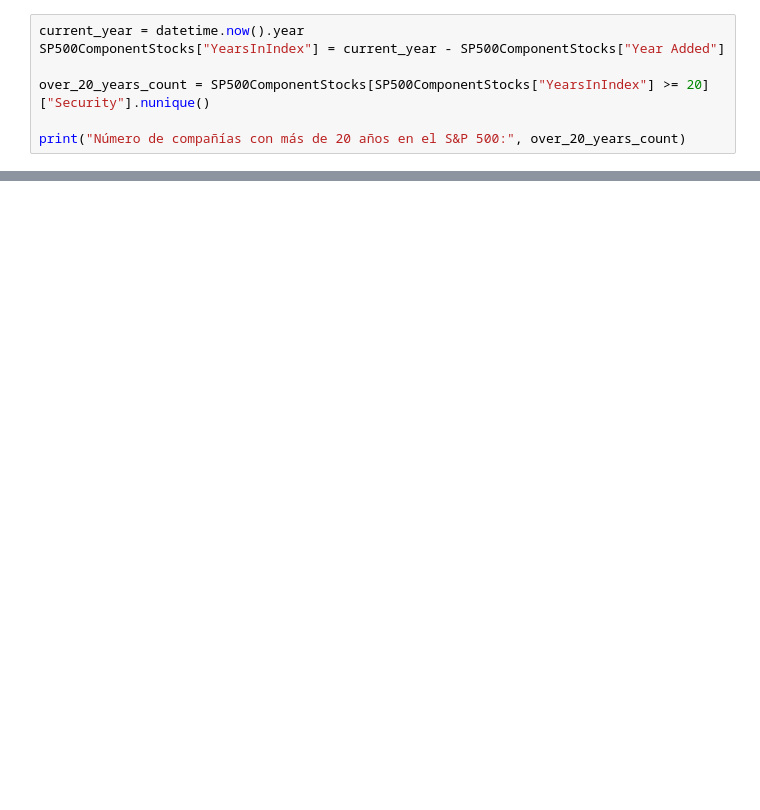
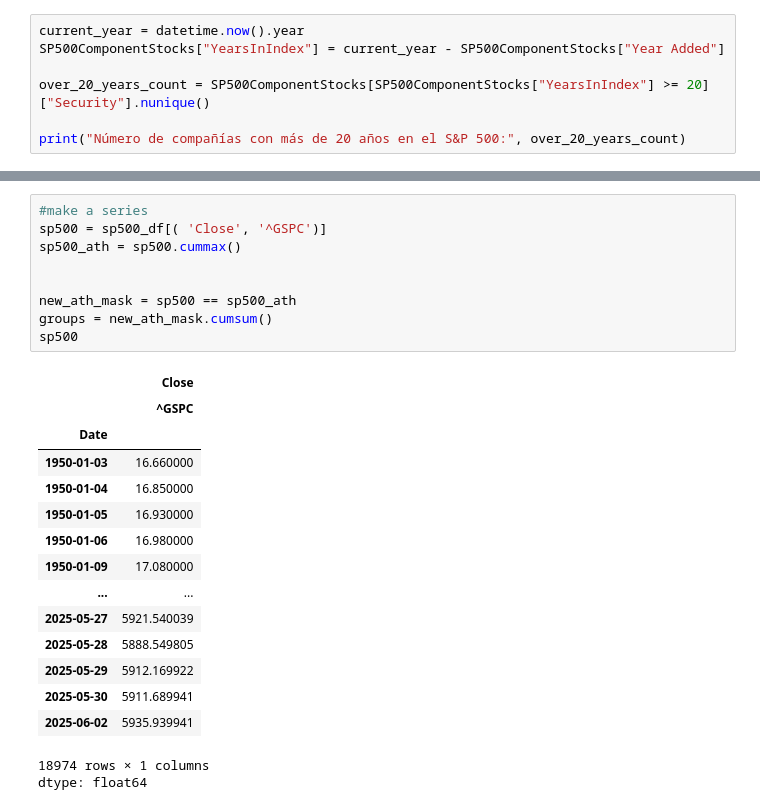
Before and after one commit to blindblackcat/assets, a Jupyter notebook: Homework001zoomcamp.ipynb, the cells around one changed output, grey strips where cells are left out. Saved outputs shown, nothing was run; the diff lists cells and outputs as text; blank space fills up the shorter version.

```diff
--- a/Homework001zoomcamp.ipynb
+++ b/Homework001zoomcamp.ipynb
@@ -257,0 +431,26 @@ print("Número de compañías con más de 20 años en el S&P 500:", over_20_year
+# %%
+#make a series
+sp500 = sp500_df[( 'Close', '^GSPC')]
+sp500_ath = sp500.cummax()
+
+
+new_ath_mask = sp500 == sp500_ath
+groups = new_ath_mask.cumsum()
+sp500
+# %% [output]
+|  | Close |
+|  | ^GSPC |
+| Date |  |
+| 1950-01-03 | 16.660000 |
+| 1950-01-04 | 16.850000 |
+| 1950-01-05 | 16.930000 |
+| 1950-01-06 | 16.980000 |
+| 1950-01-09 | 17.080000 |
+| ... | ... |
+| 2025-05-27 | 5921.540039 |
+| 2025-05-28 | 5888.549805 |
+| 2025-05-29 | 5912.169922 |
+| 2025-05-30 | 5911.689941 |
+| 2025-06-02 | 5935.939941 |
+18974 rows × 1 columns
+dtype: float64
```
Also changed, not shown: parts of 18 cells of this notebook.
